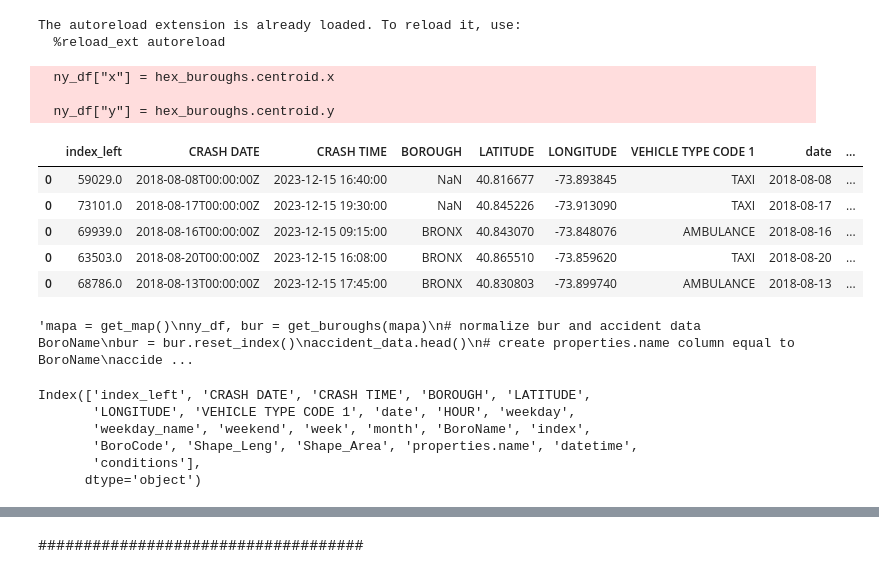
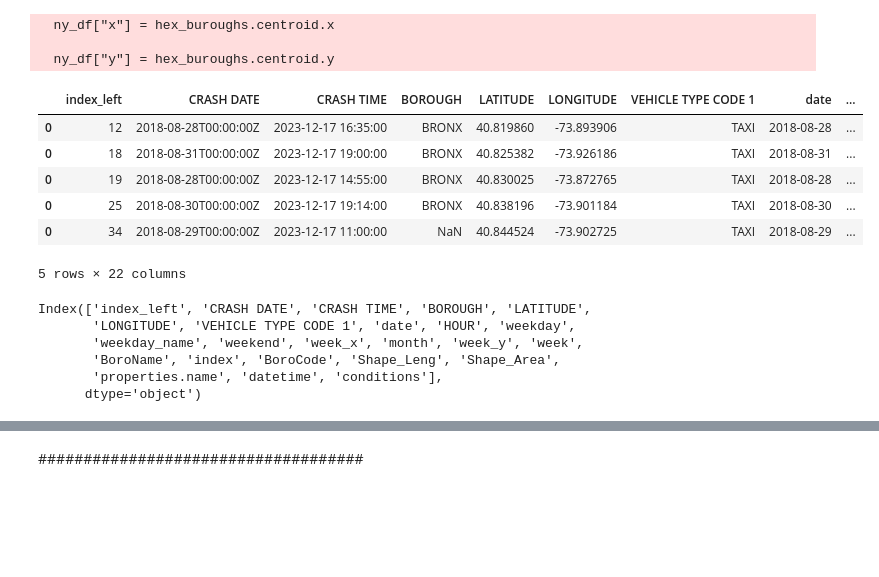
Before and after one commit to pauamargant/VI_P2, a Jupyter notebook: pau.ipynb, the cells around one changed output, grey strips where cells are left out. Cells and saved outputs as stored; diff of their text form; code cells hidden in the pictures; blank space fills up the shorter version.

```diff
--- a/pau.ipynb
+++ b/pau.ipynb
@@ -1,65 +1,26 @@
 # %%
 %load_ext autoreload
 %autoreload 2
 %reload_ext autoreload
 
 
 from p1_graphs import *
 import altair as alt
-data = get_accident_data(fname="dataset_v1.csv",sample=True)
+data = get_accident_data(fname="dataset_v1.csv",sample=False)
 accident_data = get_weather_data(data,fname = "weather.csv")
 
 data.head()
 # %% [output]
-The autoreload extension is already loaded. To reload it, use:
-  %reload_ext autoreload
+  ny_df["x"] = hex_buroughs.centroid.x
+
+  ny_df["y"] = hex_buroughs.centroid.y
+|  | index_left | CRASH DATE | CRASH TIME | BOROUGH | LATITUDE | LONGITUDE | VEHICLE TYPE CODE 1 | date | ... |
+| 0 | 12 | 2018-08-28T00:00:00Z | 2023-12-17 16:35:00 | BRONX | 40.819860 | -73.893906 | TAXI | 2018-08-28 | ... |
+| 0 | 18 | 2018-08-31T00:00:00Z | 2023-12-17 19:00:00 | BRONX | 40.825382 | -73.926186 | TAXI | 2018-08-31 | ... |
+| 0 | 19 | 2018-08-28T00:00:00Z | 2023-12-17 14:55:00 | BRONX | 40.830025 | -73.872765 | TAXI | 2018-08-28 | ... |
+| 0 | 25 | 2018-08-30T00:00:00Z | 2023-12-17 19:14:00 | BRONX | 40.838196 | -73.901184 | TAXI | 2018-08-30 | ... |
+| 0 | 34 | 2018-08-29T00:00:00Z | 2023-12-17 11:00:00 | NaN | 40.844524 | -73.902725 | TAXI | 2018-08-29 | ... |
-  ny_df["x"] = hex_buroughs.centroid.x
-
-  ny_df["y"] = hex_buroughs.centroid.y
+5 rows × 22 columns
-|  | index_left | CRASH DATE | CRASH TIME | BOROUGH | LATITUDE | LONGITUDE | VEHICLE TYPE CODE 1 | date | ... |
-| 0 | 59029.0 | 2018-08-08T00:00:00Z | 2023-12-15 16:40:00 | NaN | 40.816677 | -73.893845 | TAXI | 2018-08-08 | ... |
-| 0 | 73101.0 | 2018-08-17T00:00:00Z | 2023-12-15 19:30:00 | NaN | 40.845226 | -73.913090 | TAXI | 2018-08-17 | ... |
-| 0 | 69939.0 | 2018-08-16T00:00:00Z | 2023-12-15 09:15:00 | BRONX | 40.843070 | -73.848076 | AMBULANCE | 2018-08-16 | ... |
-| 0 | 63503.0 | 2018-08-20T00:00:00Z | 2023-12-15 16:08:00 | BRONX | 40.865510 | -73.859620 | TAXI | 2018-08-20 | ... |
-| 0 | 68786.0 | 2018-08-13T00:00:00Z | 2023-12-15 17:45:00 | BRONX | 40.830803 | -73.899740 | AMBULANCE | 2018-08-13 | ... |
-# %%
-"""mapa = get_map()
-ny_df, bur = get_buroughs(mapa)
-# normalize bur and accident data BoroName
-bur = bur.reset_index()
-accident_data.head()
-# create properties.name column equal to BoroName
-accident_data['properties.name'] = accident_data['BoroName']
-
-#filter types of vehicles
-accident_data['VEHICLE TYPE CODE 1'] = accident_data['VEHICLE TYPE CODE 1'].replace(['Fire Truck'],'FIRE')
-accident_data['VEHICLE TYPE CODE 1'] = accident_data['VEHICLE TYPE CODE 1'].replace(['Ambulance'],'AMBULANCE')
-accident_data['VEHICLE TYPE CODE 1'] = accident_data['VEHICLE TYPE CODE 1'].replace(['Taxi'],'TAXI')
-accident_data = accident_data[accident_data['VEHICLE TYPE CODE 1'].isin(['FIRE','AMBULANCE','TAXI'])]
-
-# create HOUR column from CRASH TIME
-accident_data["CRASH TIME"] = pd.to_datetime(accident_data["CRASH TIME"])
-accident_data['HOUR'] = accident_data['CRASH TIME'].dt.hour
-
-
-
-accident_data['weekday'] = accident_data['date'].dt.weekday
-# make weekend column
-accident_data['weekend'] = accident_data['weekday'].apply(lambda x: 1 if x > 4 else 0)
-
-# make column with week number
-accident_data['week'] = accident_data['date'].dt.week
-# month column
-accident_data['month'] = accident_data['date'].dt.month
-
-# for each month get the minimum week number
-min_week = accident_data.groupby(['month'])['week'].min().reset_index()
-# merge with accident data
-accident_data = pd.merge(accident_data,min_week,on='month',how='left')
-accident_data['week'] = accident_data['week_x'] - accident_data['week_y'] + 1
-"""
-# %% [output]
-'mapa = get_map()\nny_df, bur = get_buroughs(mapa)\n# normalize bur and accident data BoroName\nbur = bur.reset_index()\naccident_data.head()\n# create properties.name column equal to BoroName\naccide ...
 # %%
 colors = {"bg": "#eff0f3", "col1": "#d8b365", "col2": "#5ab4ac"}
 w = 600
@@ -67,24 +28,25 @@ h = 400
 ratio = 0.2
 # accident_data = get_weather_data(data,fname = "weather.csv")
 print(accident_data.columns)
-selection_cond = alt.selection_multi(on="click", empty="all", fields=["conditions"])
-selection_buro = alt.selection_point(fields=["properties.name"], empty="all")
-selection_vehicle = alt.selection_multi(on="click", empty="all", fields=["VEHICLE TYPE CODE 1"])
-time_brush = alt.selection_interval(encodings=['x'])
+selection_cond = alt.selection_point(on="click",  fields=["conditions"])
+selection_acc_map = alt.selection_interval()
+selection_buro = alt.selection_point(fields=["properties.name"])
+selection_vehicle = alt.selection_multi(on="click", fields=["VEHICLE TYPE CODE 1"])
+time_brush = alt.selection_interval(fields=["HOUR"])
 #day_brush = alt.selection_interval(encodings=['x'])
 
 # weekday_dropdown = alt.binding_select(options=[[0,1,2,3,4],[5,6]],name='weekday',labels=['weekday','weekend'])
 selection_weekday = alt.selection_point(fields=['weekday'])
 selection_month = alt.selection_multi(fields=['month'])
 
-selection_day = alt.selection_point(fields=['weekday','month','week'])
-selection_day_aux = alt.selection_point(fields=['weekday','month','week'],empty=False)
+# selection_day = alt.selection_point(fields=['weekday','month','week'])
+# selection_day_aux = alt.selection_point(fields=['weekday','month','week'],empty=False)
 # %% [output]
 Index(['index_left', 'CRASH DATE', 'CRASH TIME', 'BOROUGH', 'LATITUDE',
        'LONGITUDE', 'VEHICLE TYPE CODE 1', 'date', 'HOUR', 'weekday',
-       'weekday_name', 'weekend', 'week', 'month', 'BoroName', 'index',
-       'BoroCode', 'Shape_Leng', 'Shape_Area', 'properties.name', 'datetime',
-       'conditions'],
+       'weekday_name', 'weekend', 'week_x', 'month', 'week_y', 'week',
+       'BoroName', 'index', 'BoroCode', 'Shape_Leng', 'Shape_Area',
+       'properties.name', 'datetime', 'conditions'],
       dtype='object')
 # %%
 w=1000
```
Also changed, not shown: parts of 5 cells of this notebook, 2 other files.
